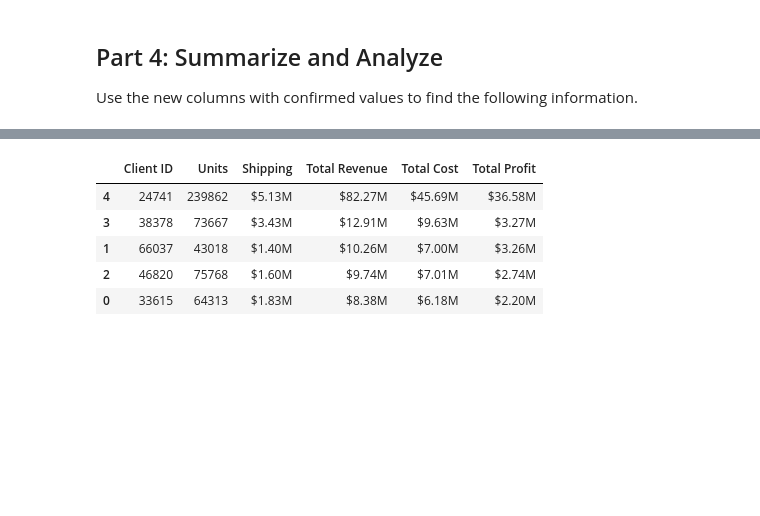
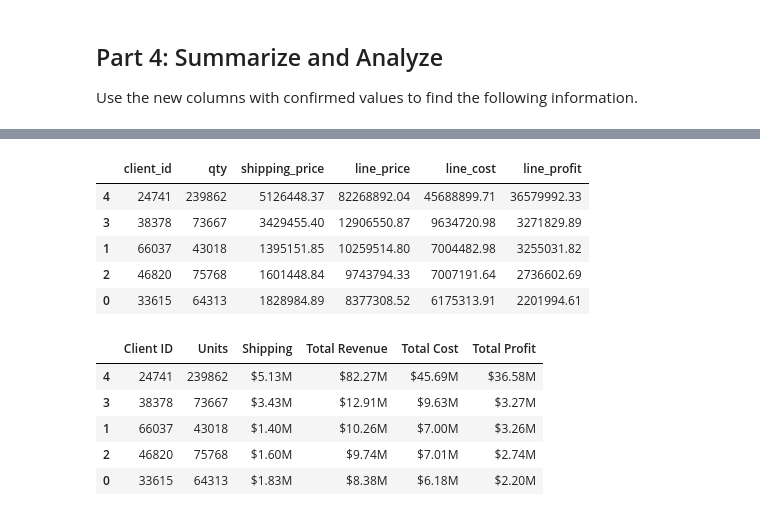
Before and after one commit to dannygallardo/pandas-challenge-1, a Jupyter notebook: module_4_challenge.ipynb, the cells around one changed output, grey strips where cells are left out. Cells and saved outputs as stored; diff of their text form; code cells hidden in the pictures; blank space fills up the shorter version.

Commit message:
solved summary list

```diff
--- a/module_4_challenge.ipynb
+++ b/module_4_challenge.ipynb
@@ -253,3 +232,35 @@ ValueError: Unknown format code 'f' for object of type 'str'
+# %%
+# Create a summary DataFrame showing the totals for the
+# for the top 5 clients with the following information:
+# total units purchased, total shipping price,
+# total revenue, and total profit. Sort by total profit.
+summary_list = []
+for client_id in client_list:
+    client_df = df.loc[df['client_id'] == client_id]
+    client_df = client_df[['client_id','qty','shipping_price','line_price','line_cost','line_profit']]
+    total_qty = client_df['qty'].sum()
+    total_shipping = client_df['shipping_price'].sum()
+    total_price = client_df['line_price'].astype(float).sum()
+    total_cost = client_df['line_cost'].sum()
+    total_profit = client_df['line_profit'].sum()
+
+    summary_list.append({'client_id': client_id,
+                         'qty': total_qty,
+                         'shipping_price': total_shipping,
+                         'line_price': total_price,
+                         'line_cost': total_cost,
+                         'line_profit': total_profit
+                        })
+
+summary_df = pd.DataFrame(summary_list)
+summary_df.sort_values(['line_profit'], ascending = False)
+# %% [output]
+|  | client_id | qty | shipping_price | line_price | line_cost | line_profit |
+| 4 | 24741 | 239862 | 5126448.37 | 82268892.04 | 45688899.71 | 36579992.33 |
+| 3 | 38378 | 73667 | 3429455.40 | 12906550.87 | 9634720.98 | 3271829.89 |
+| 1 | 66037 | 43018 | 1395151.85 | 10259514.80 | 7004482.98 | 3255031.82 |
+| 2 | 46820 | 75768 | 1601448.84 | 9743794.33 | 7007191.64 | 2736602.69 |
+| 0 | 33615 | 64313 | 1828984.89 | 8377308.52 | 6175313.91 | 2201994.61 |
 # %%
 # Format the data and rename the columns
 # to names suitable for presentation.
```
Also changed, not shown: parts of 3 cells of this notebook.
